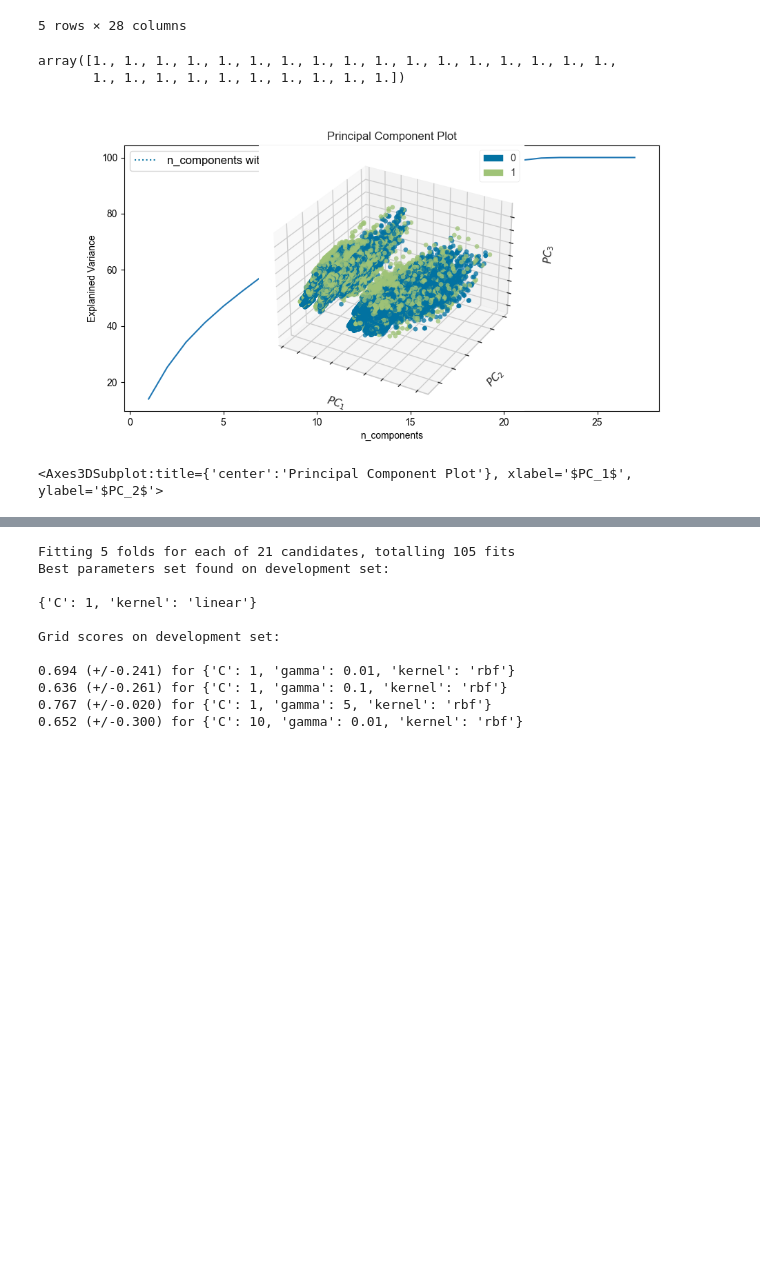
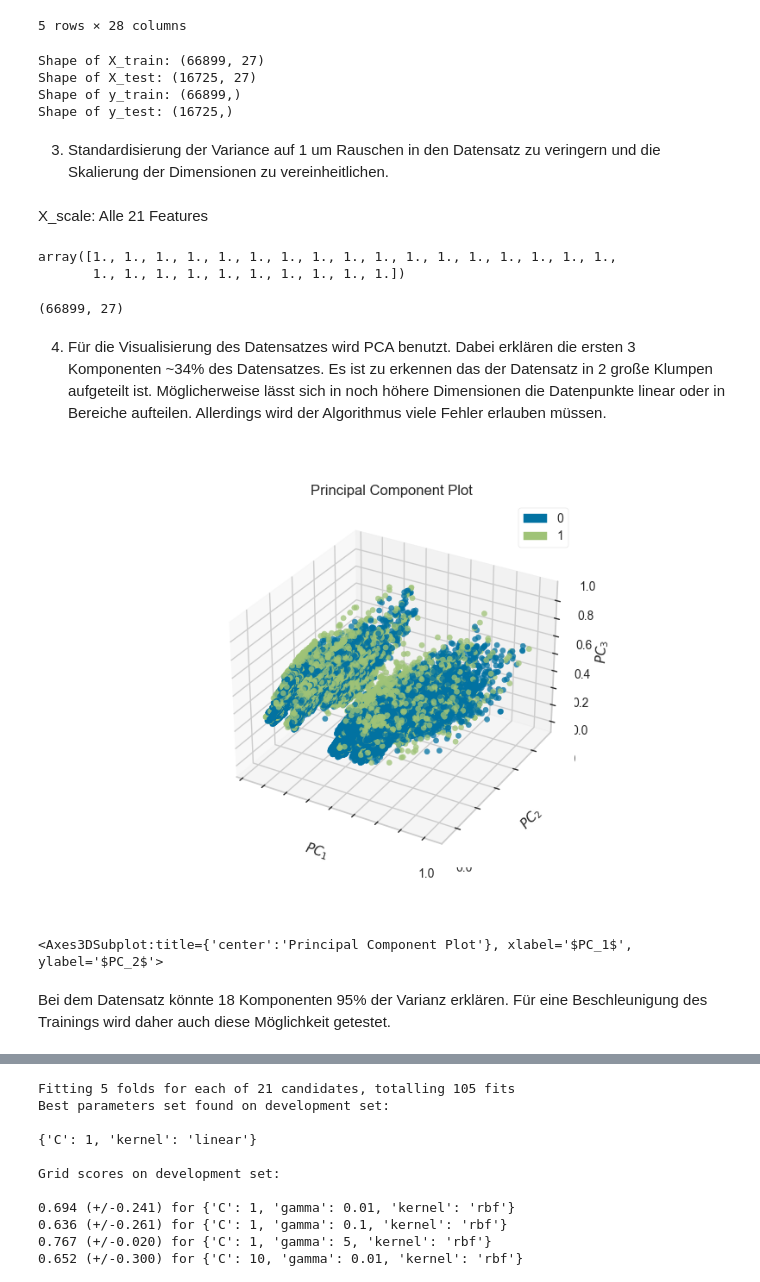
Before and after one commit to kenzo94/datamining, a Jupyter notebook: svm.ipynb, the cells around one changed output, grey strips where cells are left out. Cells and saved outputs as stored; diff of their text form; code cells hidden in the pictures; blank space fills up the shorter version.

```diff
--- a/svm.ipynb
+++ b/svm.ipynb
@@ -49,35 +54,49 @@ customFeaturesDf.head()
 | 4 | 0.0 | 1.0 | 0.0 | 0.0 | 0.0 | 1.0 | ... |
 5 rows × 28 columns
 # %%
-X_train = customFeaturesDf.iloc[:,0:-1]
-y_train = customFeaturesDf.iloc[:,-1]
-X_train, X_test, y_train, y_test = train_test_split(customFeaturesDf.iloc[:,0:-1],customFeaturesDf.iloc[:,-1],
-                                                        test_size=0.25, random_state=42, shuffle=True, stratify=df["sentiment"])
+X = customFeaturesDf.iloc[:,0:-1]
+y = customFeaturesDf.iloc[:,-1]
+X_train, X_test, y_train, y_test = train_test_split(X, y, test_size=0.20, random_state=42, stratify=y, shuffle=True)
 
-print("Shape of tweets_train:", tweets_train.shape)
-print("Shape of tweets_test:", tweets_test.shape)
-print("Shape of sentiment_train:", y_train.shape)
-print("Shape of sentiment_test:", y_test.shape, "\n")
+print("Shape of X_train:", X_train.shape)
+print("Shape of X_test:", X_test.shape)
+print("Shape of y_train:", y_train.shape)
+print("Shape of y_test:", y_test.shape, "\n")
+# %% [output]
+Shape of X_train: (66899, 27)
+Shape of X_test: (16725, 27)
+Shape of y_train: (66899,)
+Shape of y_test: (16725,)
+# %% [markdown]
+3. Standardisierung der Variance auf 1 um Rauschen in den Datensatz zu veringern und die Skalierung der Dimensionen zu vereinheitlichen.
+# %% [markdown]
+X_scale: Alle 21 Features
 # %%
-X_train = customFeaturesDf.iloc[:,0:-1]
-y_train = customFeaturesDf.iloc[:,-1]
-
 scaler = StandardScaler(with_mean=False)
 
 # scale variance to 1
 scaler.fit(X_train)
-X_scaled = scaler.transform(X_train)
-X_scaled.std(axis=0)
+X_train_scaled = scaler.transform(X_train)
+X_test_scaled = scaler.transform(X_test)
+X_train_scaled.std(axis=0)
 # %% [output]
 array([1., 1., 1., 1., 1., 1., 1., 1., 1., 1., 1., 1., 1., 1., 1., 1., 1.,
        1., 1., 1., 1., 1., 1., 1., 1., 1., 1.])
+# %%
+X_train_scaled.shape
+# %% [output]
+(66899, 27)
+# %% [markdown]
+4. Für die Visualisierung des Datensatzes wird PCA benutzt. Dabei erklären die ersten 3 Komponenten ~34% des Datensatzes. Es ist zu erkennen das der Datensatz in 2 große Klumpen aufgeteilt ist. Möglicherweise lässt sich in noch höhere Dimensionen die Datenpunkte linear oder in Bereiche aufteilen. Allerdings wird der Algorithmus viele Fehler erlauben müssen.
 # %%
 from yellowbrick.features import PCA
 visualizer = PCA(scale=True, projection=3)
-visualizer.fit_transform(X_scaled, y_train)
+visualizer.fit_transform(X_train_scaled, y_train)
 visualizer.show()
 # %% [output]
-[figure, old version]
+[figure, new version]
 <Axes3DSubplot:title={'center':'Principal Component Plot'}, xlabel='$PC_1$', ylabel='$PC_2$'>
+# %% [markdown]
+Bei dem Datensatz könnte 18 Komponenten 95% der Varianz erklären. Für eine Beschleunigung des Trainings wird daher auch diese Möglichkeit getestet.
 # %%
 from sklearn.decomposition import PCA
```
Also changed, not shown: parts of 30 cells of this notebook.
